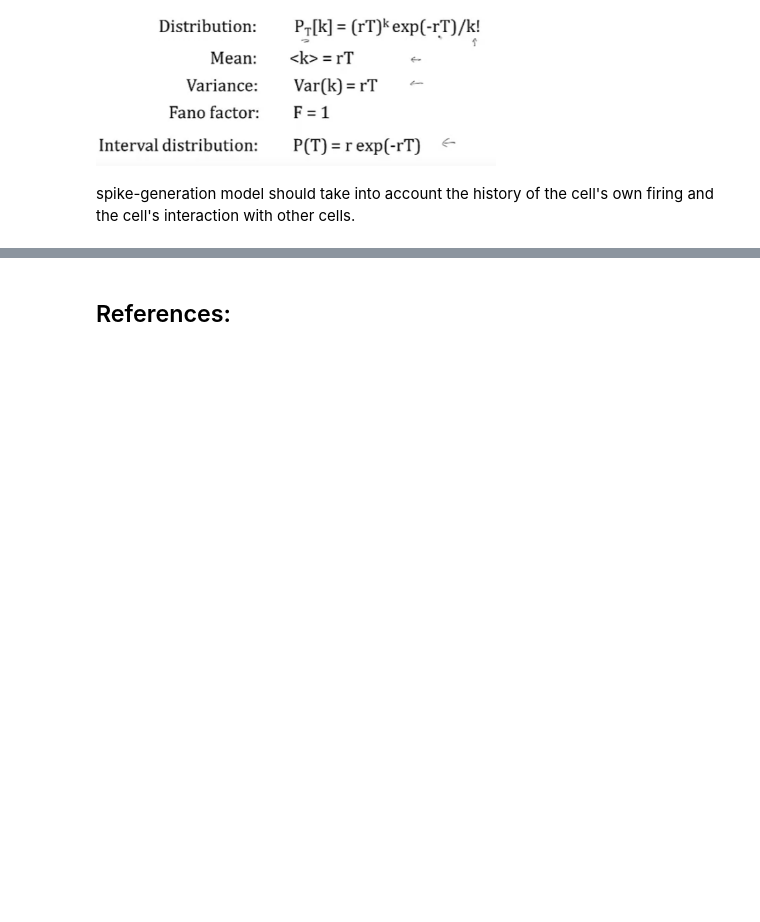
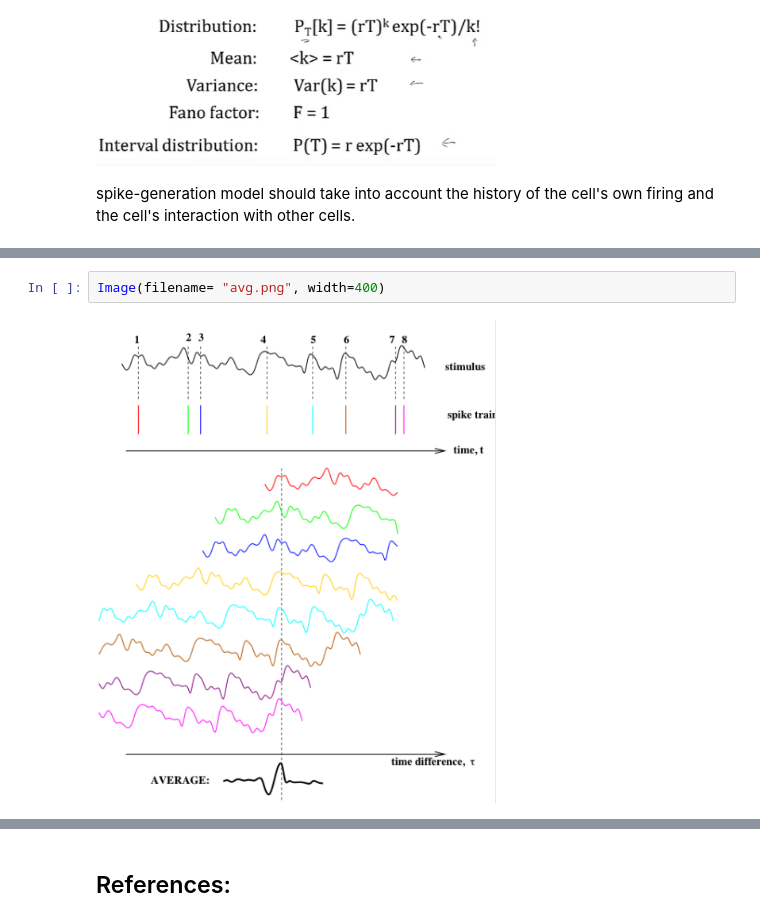
Before and after one commit to mhmdrdwn/com-neuro, a Jupyter notebook: week2.ipynb, the cells around one changed output, grey strips where cells are left out. Drawn from its saved outputs; the diff is of its cells as text; blank space fills up the shorter version.

```diff
--- a/week2.ipynb
+++ b/week2.ipynb
@@ -249,0 +262,4 @@ spike-generation model should take into account the history of the cell's own fi
+# %%
+Image(filename= "avg.png", width=400)
+# %% [output]
+[figure, added]
```
Also changed, not shown: parts of 12 cells of this notebook.
